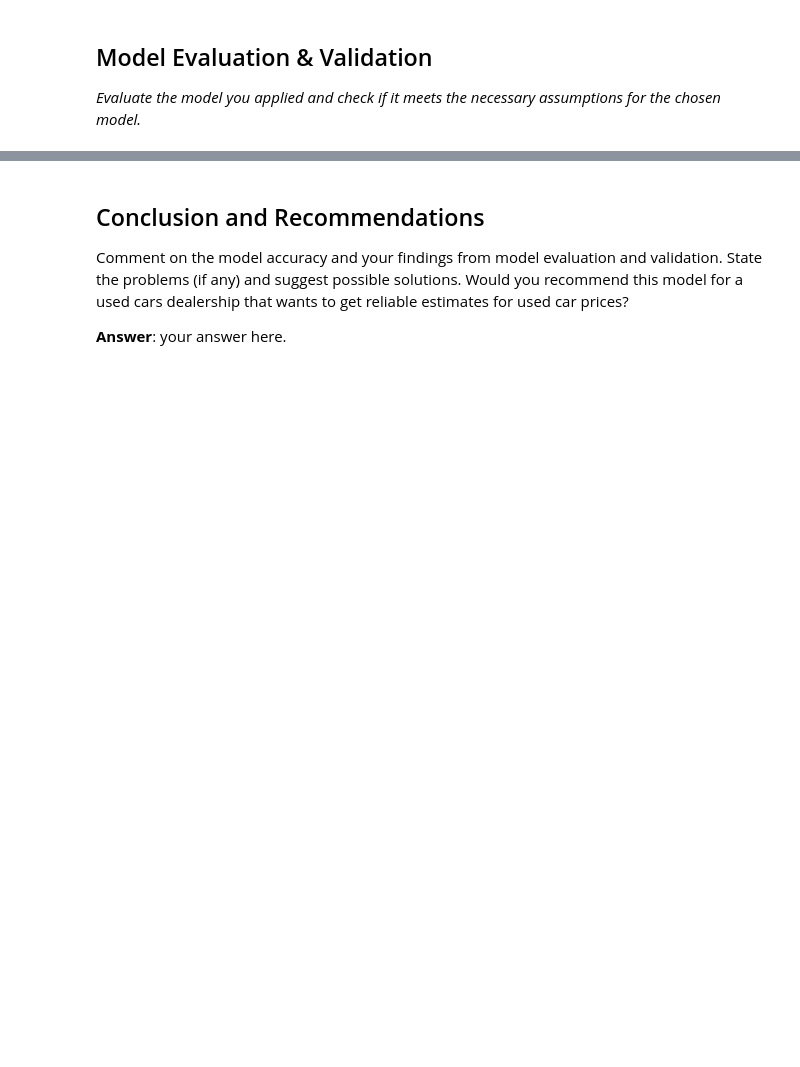
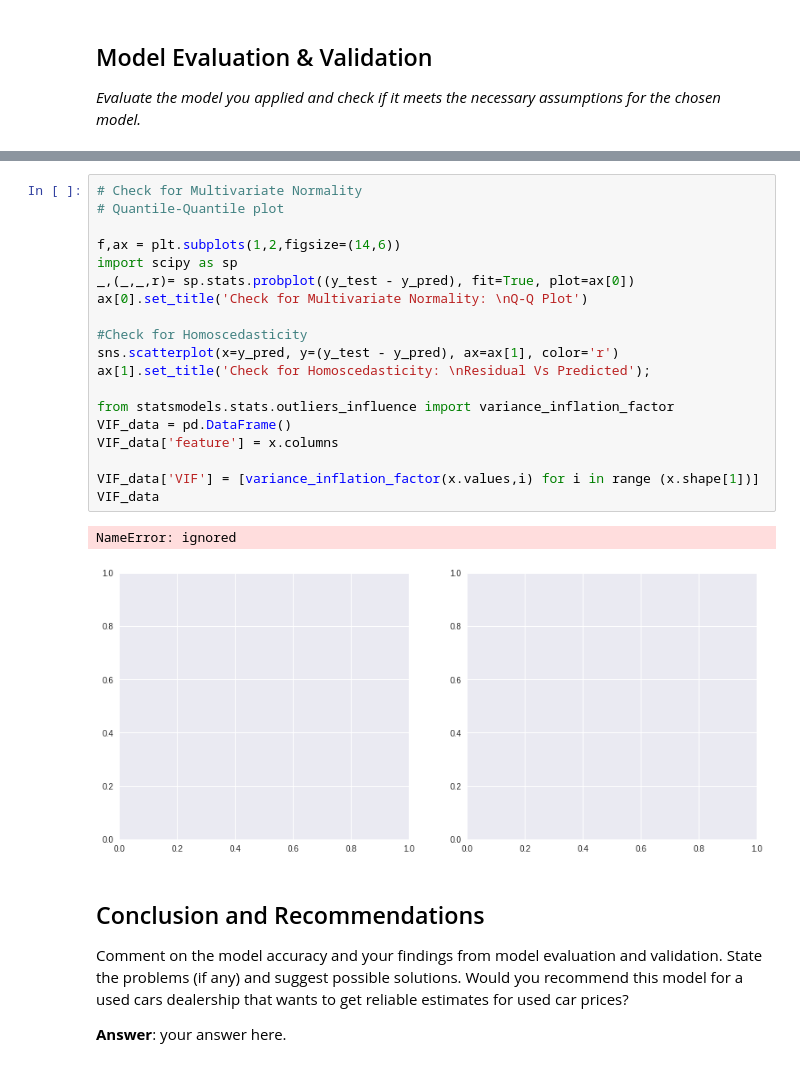
Before and after one commit to karimayman10/Test, a Jupyter notebook: Regression_Mini-Project.ipynb, the cells around one changed output, grey strips where cells are left out. Cells and saved outputs as stored; diff of their text form; blank space fills up the shorter version.

```diff
--- a/Regression_Mini-Project.ipynb
+++ b/Regression_Mini-Project.ipynb
@@ -336,3 +426,25 @@ _Evaluate the model you applied and check if it meets the necessary assumptions
+# %%
+# Check for Multivariate Normality
+# Quantile-Quantile plot
+
+f,ax = plt.subplots(1,2,figsize=(14,6))
+import scipy as sp
+_,(_,_,r)= sp.stats.probplot((y_test - y_pred), fit=True, plot=ax[0])
+ax[0].set_title('Check for Multivariate Normality: \nQ-Q Plot')
+
+#Check for Homoscedasticity
+sns.scatterplot(x=y_pred, y=(y_test - y_pred), ax=ax[1], color='r')
+ax[1].set_title('Check for Homoscedasticity: \nResidual Vs Predicted');
+
+from statsmodels.stats.outliers_influence import variance_inflation_factor
+VIF_data = pd.DataFrame()
+VIF_data['feature'] = x.columns
+
+VIF_data['VIF'] = [variance_inflation_factor(x.values,i) for i in range (x.shape[1])]
+VIF_data
+# %% [output]
+NameError: ignored
+[figure, added]
 # %% [markdown]
 ## Conclusion and Recommendations
 
```
Also changed, not shown: parts of 24 cells of this notebook.
